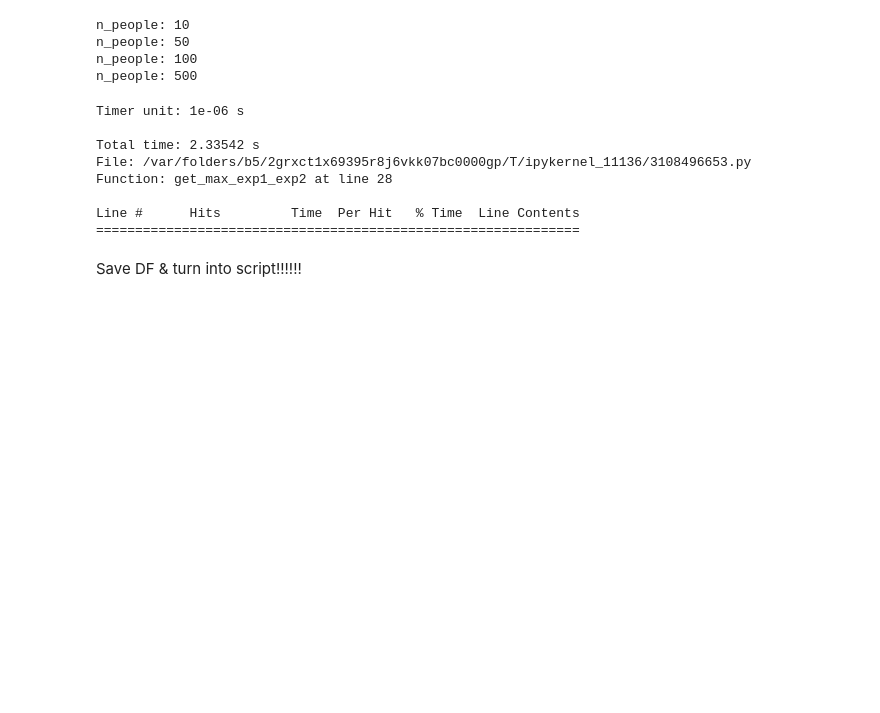
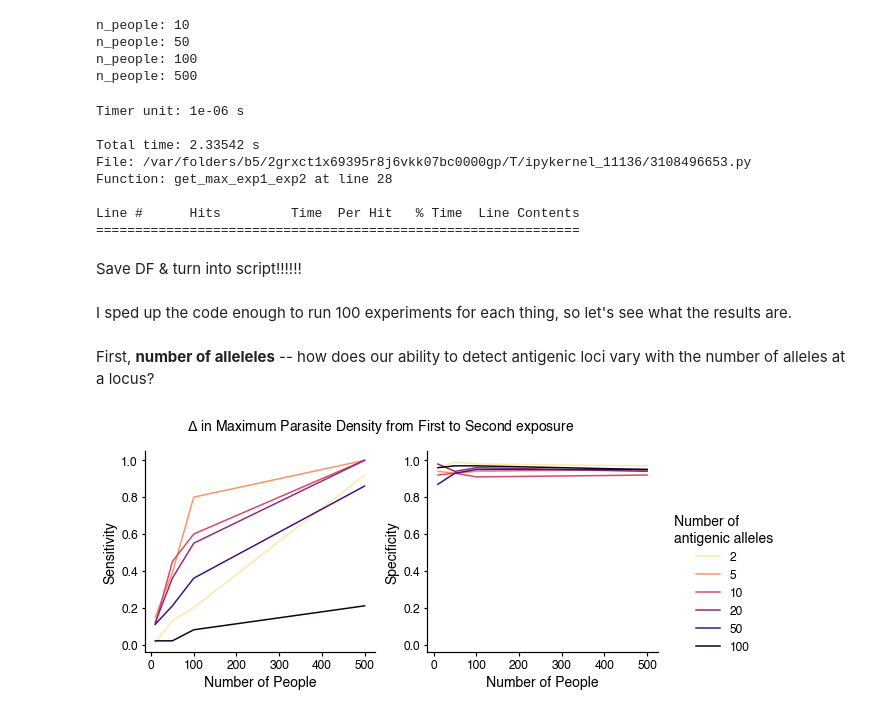
Before and after one commit to blab/pf-longitudinal, a Jupyter notebook: pf-tent/powercalcs_Fall2022.ipynb, the cells around one changed output. Cells and saved outputs as stored; diff of their text form; code cells hidden in the pictures; blank space fills up the shorter version.

```diff
--- a/pf-tent/powercalcs_Fall2022.ipynb
+++ b/pf-tent/powercalcs_Fall2022.ipynb
@@ -695,0 +690,45 @@ Save DF & turn into script!!!!!!
+# %% [markdown]
+I sped up the code enough to run 100 experiments for each thing, so let's see what the results are.
+# %% [markdown]
+First, **number of alleleles** -- how does our ability to detect antigenic loci vary with the number of alleles at a locus?
+# %%
+mpl.rcParams['axes.spines.right'] = False
+mpl.rcParams['axes.spines.top'] = False
+mpl.rcParams['axes.labelsize'] = 14
+mpl.rcParams['axes.linewidth'] = 1.2
+mpl.rcParams['font.sans-serif'] = 'Helvetica'
+mpl.rcParams['xtick.labelsize'] = 12
+mpl.rcParams['ytick.labelsize'] = 12
+mpl.rcParams['xtick.major.width'] = 1.2
+mpl.rcParams['ytick.major.width'] = 1.2
+mpl.rcParams['figure.titleweight'] = 'bold'
+mpl.rcParams['figure.titlesize']= 14
+mpl.rcParams['legend.fontsize']=12
+mpl.rcParams['legend.title_fontsize']=14
+# %%
+nAlleles_df = pd.read_csv("output/nAlleles_1st2nd.tsv", sep="\t")
+# %%
+n_allel = nAlleles_df["n_alleles"].unique()
+
+fig,ax = plt.subplots(ncols=2,tight_layout=True,sharey=True,figsize=(8,4))
+plt.rcParams["axes.prop_cycle"] = plt.cycler("color", plt.cm.magma(np.flip(np.linspace(0.05,0.95,len(n_allel)))))
+for a in fig.axes:
+    a.tick_params(
+    axis='y',           # changes apply to the x-axis
+    which='both',       # both major and minor ticks are affected
+    left=True,
+    right=False,
+    labelleft=True)
+for allele in n_allel:
+    df = nAlleles_df.loc[nAlleles_df["n_alleles"] == allele,]
+    ax[0].plot(df["n_people"],df["sensitivity"],label=allele)
+    ax[1].plot(df["n_people"],df["specificity"],)
+ax[0].set_ylabel("Sensitivity")
+ax[1].set_ylabel("Specificity")
+ax[1].set_xlabel("Number of People")
+ax[0].set_xlabel("Number of People")
+fig.legend(title="Number of\nantigenic alleles",bbox_to_anchor=(1.2,0.68),frameon=False)
+fig.suptitle("$\Delta$ in Maximum Parasite Density from First to Second exposure")
+fig.savefig("figs/nAllele_powercalc.pdf",bbox_inches='tight')
+# %% [output]
+[figure, added]
```
Also changed, not shown: parts of 19 cells of this notebook.
